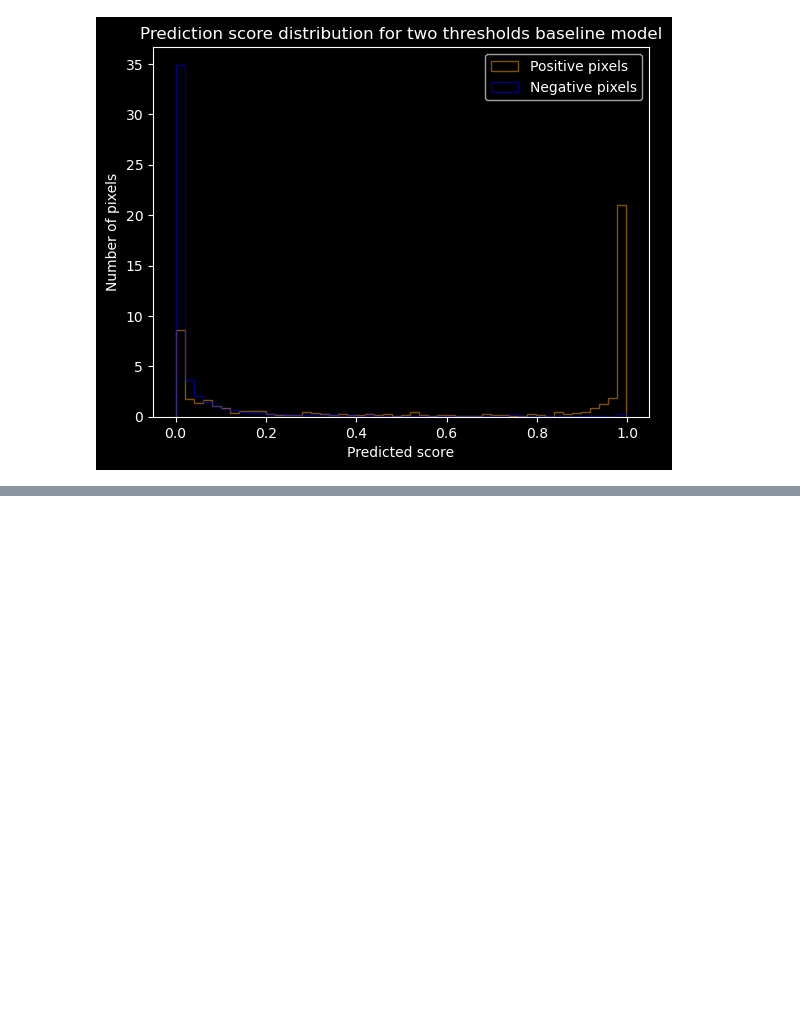
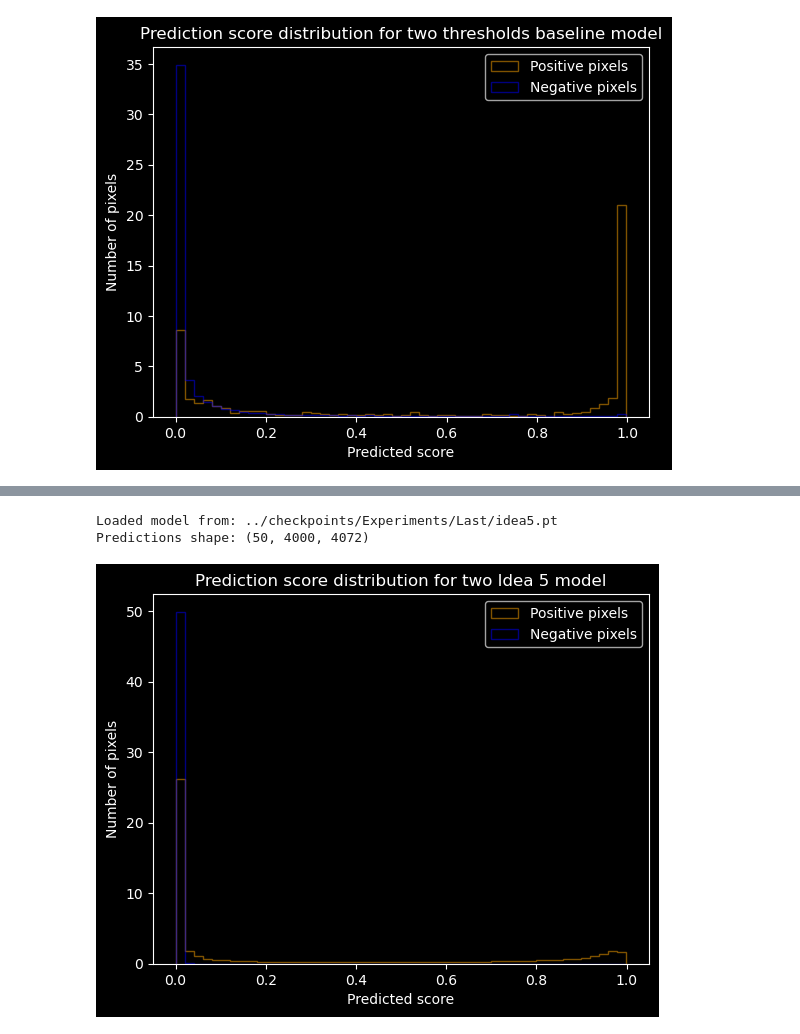
Before and after one commit to dirac-institute/Asteroid_detection_CNN, a Jupyter notebook: experiments/Evaluation.ipynb, the cells around one changed output, grey strips where cells are left out. Cells and saved outputs as stored; diff of their text form; code cells hidden in the pictures; blank space fills up the shorter version.

```diff
--- a/experiments/Evaluation.ipynb
+++ b/experiments/Evaluation.ipynb
@@ -342,0 +358,20 @@ plt.show()
+# %%
+model_5 = load_model(SAVE_PATH+"Last/idea5.pt")
+p_5 = predict_tiles_to_full(test_h5, test_loader, model_5, tile=128)
+model_5.to('cpu')
+gc.collect()
+torch.cuda.empty_cache()
+print("Predictions shape:", p_5.shape)
+# %% [output]
+Loaded model from: ../checkpoints/Experiments/Last/idea5.pt
+Predictions shape: (50, 4000, 4072)
+# %%
+_ = plt.hist(p_5[gt_test>0.5].flatten(), bins=50, alpha=0.5, label="Positive pixels", histtype="step", density=True, color='orange')
+_ = plt.hist(p_5[gt_test==0].flatten(), bins=50, alpha=0.5, label="Negative pixels", histtype="step", density=True, color='blue')
+_ = plt.xlabel("Predicted score")
+_ = plt.ylabel("Number of pixels")
+_ = plt.legend()
+_ = plt.title("Prediction score distribution for two Idea 5 model")
+plt.show()
+# %% [output]
+[figure, added]
```
Also changed, not shown: parts of 7 cells of this notebook, 2 other files.
